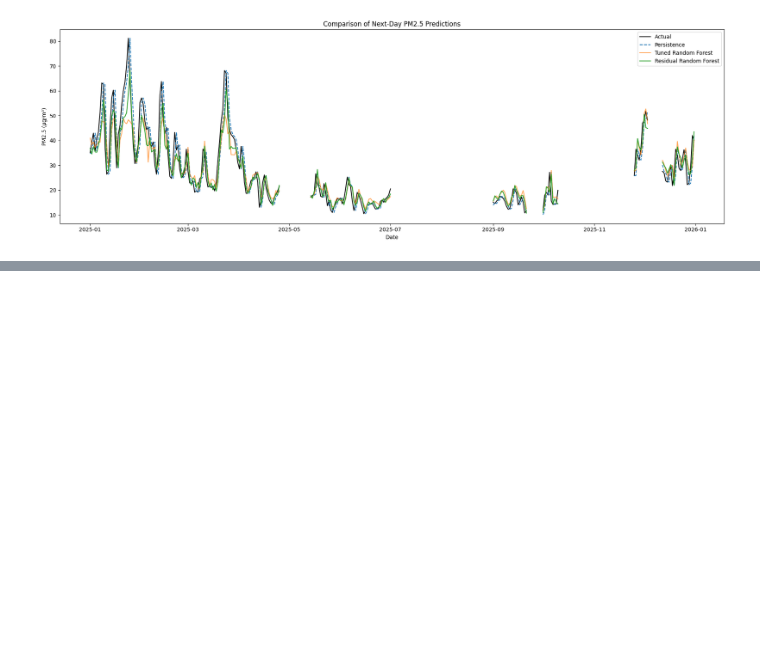
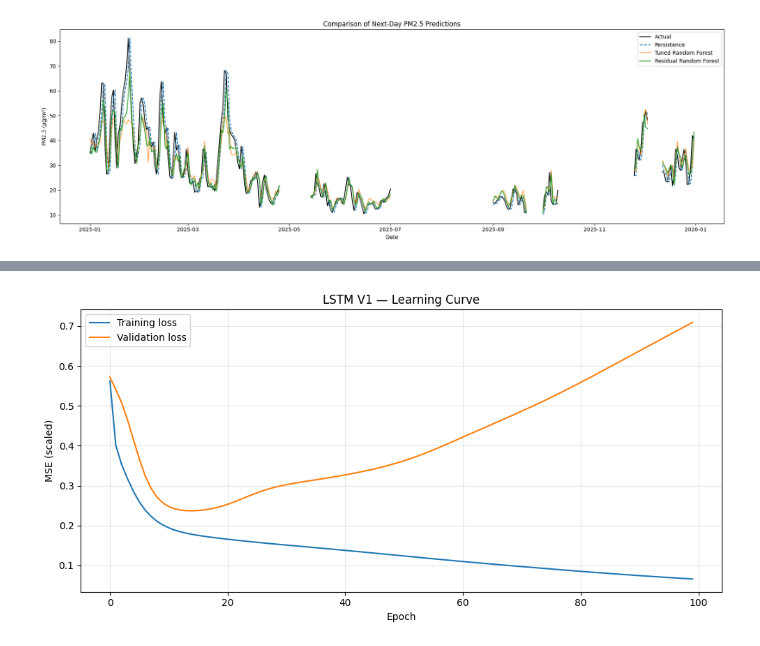
Before and after one commit to mapadeawdai/PM2.5_Prediction, a Jupyter notebook: main.ipynb, the cells around one changed output, grey strips where cells are left out. Saved outputs shown, nothing was run; the diff lists cells and outputs as text; code cells hidden in the pictures; blank space fills up the shorter version.

Commit message:
implemented the LSTM with the "default setting" as a baseline.

```diff
--- a/main.ipynb
+++ b/main.ipynb
@@ -2079,0 +2082,14 @@ plt.show()
+# %%
+if 'PROJECT_DIR' not in globals():
+    from google.colab import drive
+    drive.mount('/content/drive')
+
+    from pathlib import Path
+
+    PROJECT_DIR = Path(
+        "/content/drive/MyDrive/PM25_Prediction"
+    )
+
+    print("Project folder ready:", PROJECT_DIR)
+else:
+    print("Project folder already established at:", PROJECT_DIR)
@@ -2079,0 +2246,19 @@ plt.show()
+# %%
+# ----- V1: default settings -----
+tf.keras.utils.set_random_seed(42)
+
+X_tr, y_tr, X_va, y_va, to_pm25 = prepare_data("level")
+
+lstm_v1 = build_lstm()
+lstm_v1.summary()
+
+history_v1 = lstm_v1.fit(
+    X_tr, y_tr,
+    validation_data=(X_va, y_va),   # only watched, not used for training
+    epochs=100,
+    batch_size=32,
+    verbose=0
+)
+
+best_epoch = int(np.argmin(history_v1.history["val_loss"])) + 1
+print("\nLowest validation loss at epoch:", best_epoch)
@@ -2079,0 +2278,13 @@ plt.show()
+# %%
+plt.figure(figsize=(10, 5))
+plt.plot(history_v1.history["loss"], label="Training loss")
+plt.plot(history_v1.history["val_loss"], label="Validation loss")
+plt.xlabel("Epoch")
+plt.ylabel("MSE (scaled)")
+plt.title("LSTM V1 — Learning Curve")
+plt.legend()
+plt.grid(alpha=0.3)
+plt.tight_layout()
+plt.show()
+# %% [output]
+[figure, added]
```
Also changed, not shown: parts of 14 cells of this notebook.
